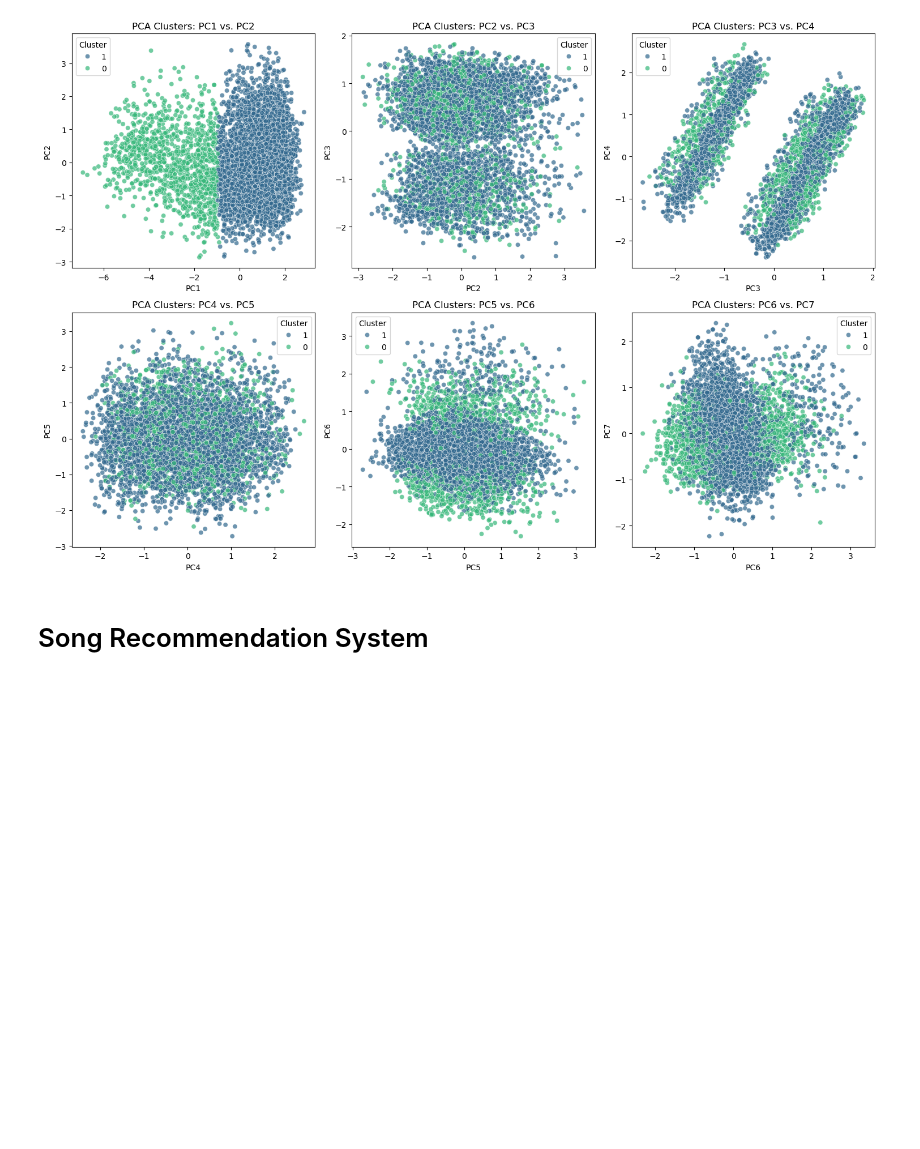
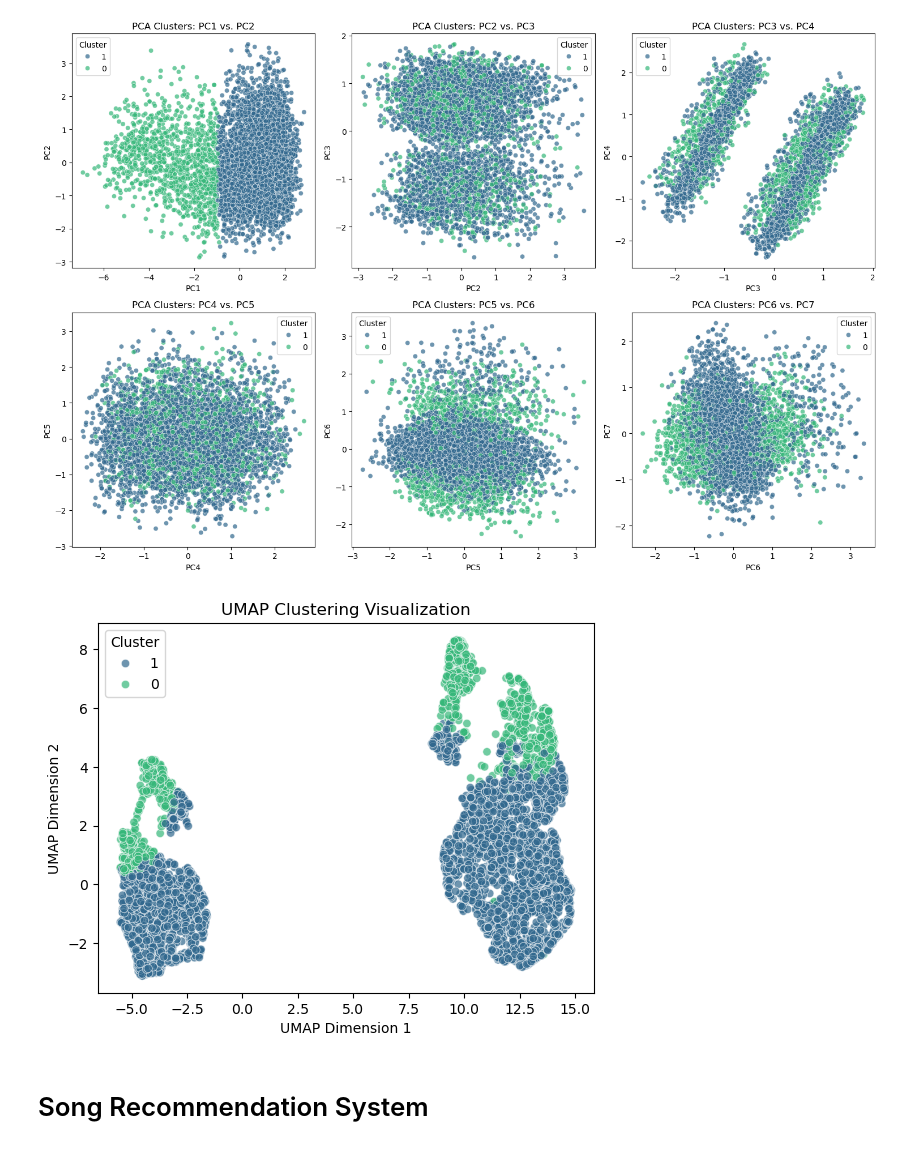
Before and after one commit to Tserrof7/Whats-Your-Jam-Final-Project, a Jupyter notebook: spotify.ipynb, the cells around one changed output. Saved outputs shown, nothing was run; the diff lists cells and outputs as text; code cells hidden in the pictures; blank space fills up the shorter version.

Commit message:
UMAP (Uniform Manifold Approximation and Projection)

```diff
--- a/spotify.ipynb
+++ b/spotify.ipynb
@@ -188,6 +192,28 @@ plt.tight_layout()
 plt.show()
 # %% [output]
 [figure]
+# %%
+# UMAP (Uniform Manifold Approximation and Projection)
+# Initialize UMAP with optimized parameters
+
+umap_reducer = umap.UMAP(n_components=2, random_state=42)
+
+# Apply UMAP transformation on PCA-reduced features
+X_umap = umap_reducer.fit_transform(X_pca)
+
+# Convert results into a DataFrame
+umap_df = pd.DataFrame(X_umap, columns=["UMAP1", "UMAP2"])
+umap_df["Cluster"] = df_sample["Cluster"]
+
+# Visualize UMAP clustering
+sns.scatterplot(x=umap_df["UMAP1"], y=umap_df["UMAP2"], hue=umap_df["Cluster"].astype(str), palette="viridis", alpha=0.7)
+plt.xlabel("UMAP Dimension 1")
+plt.ylabel("UMAP Dimension 2")
+plt.title("UMAP Clustering Visualization")
+plt.legend(title="Cluster")
+plt.show()
+# %% [output]
+[figure, added]
 # %% [markdown]
 # Song Recommendation System
 # %%
```
Also changed, not shown: parts of 1 cell of this notebook.
